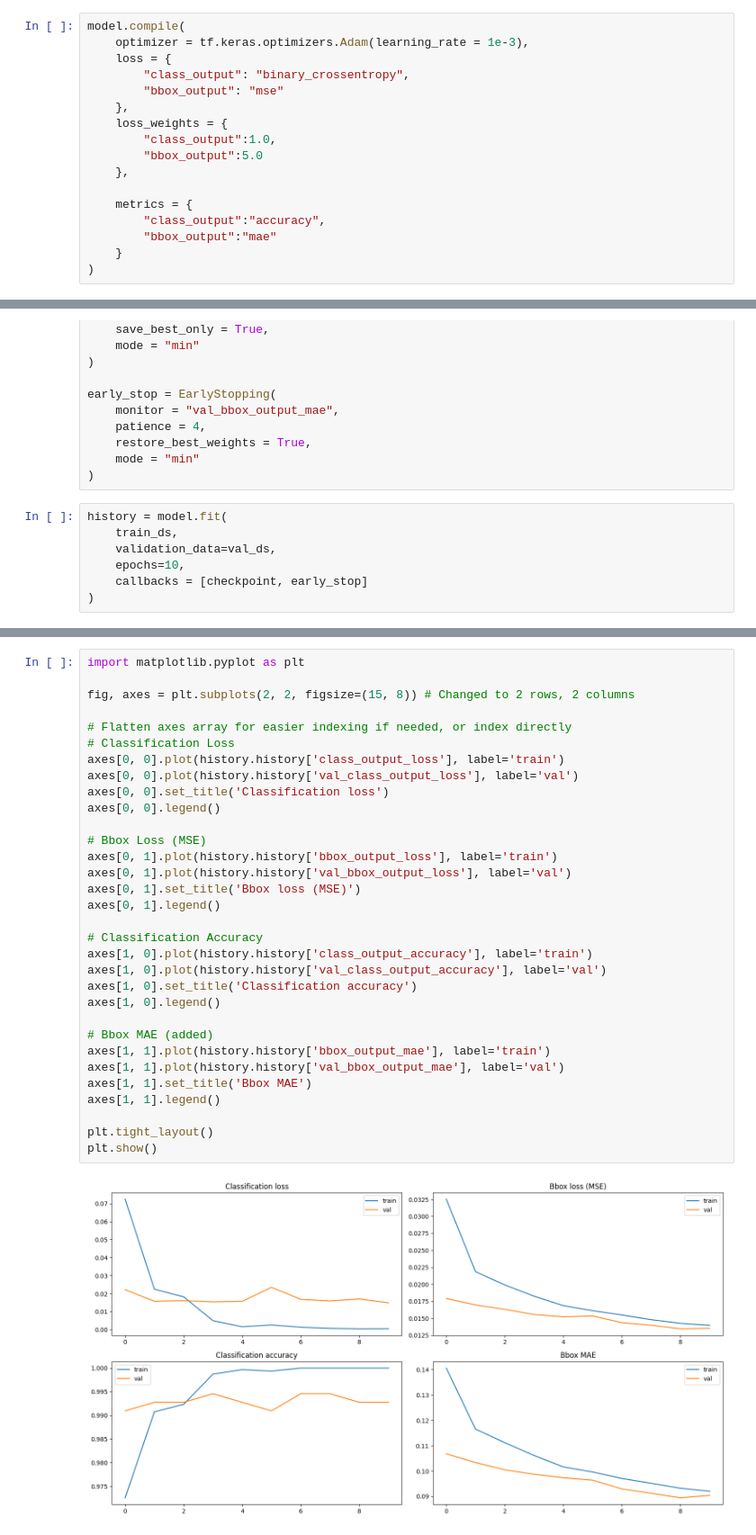
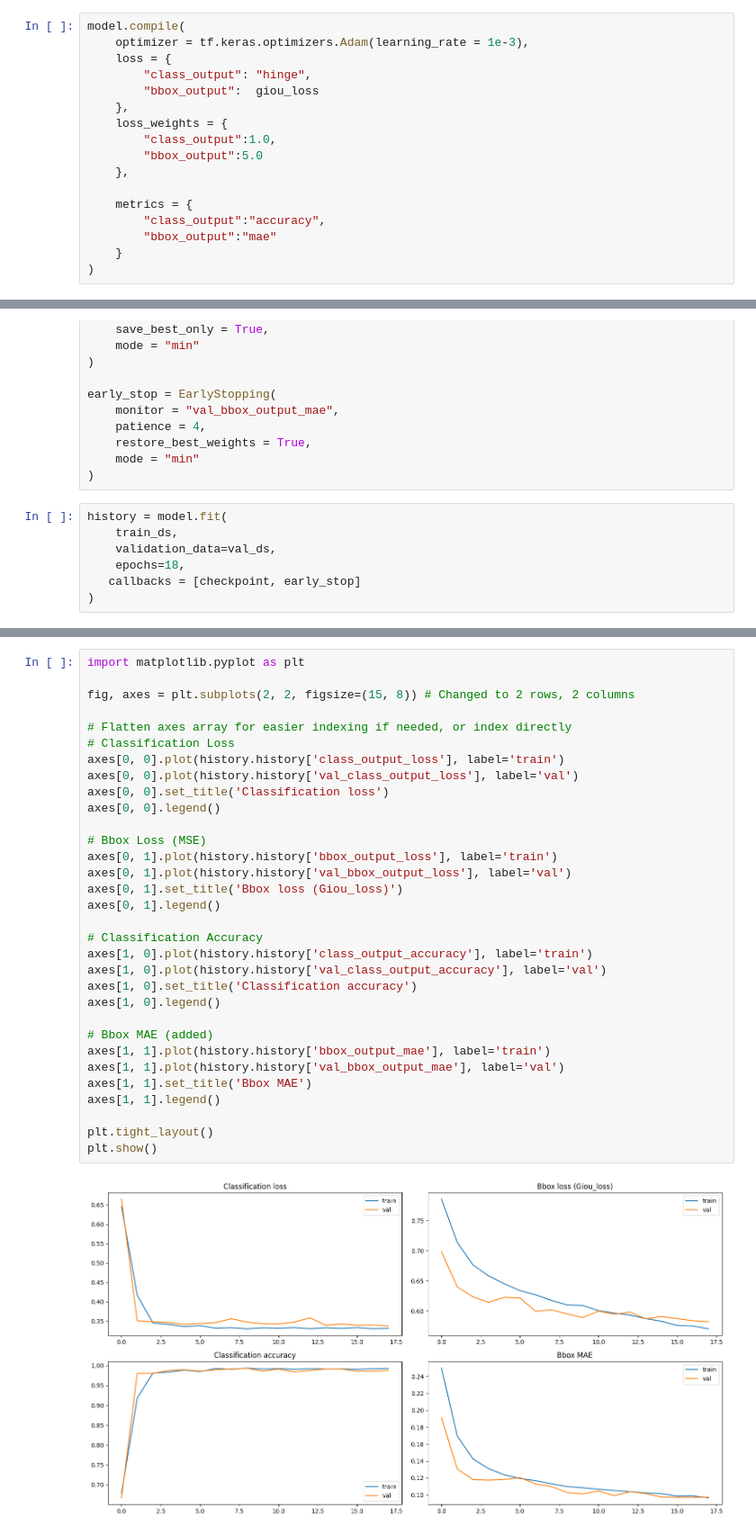
Before and after one commit to biswas-bit/Deep-learning, a Jupyter notebook: cat_vs_dog_bbox.ipynb, the cells around one changed output, grey strips where cells are left out. Shown at 90% size. Cells and saved outputs as stored; diff of their text form.

Commit message:
optimized bbox

```diff
--- a/cat_vs_dog_bbox.ipynb
+++ b/cat_vs_dog_bbox.ipynb
@@ -203,8 +238,8 @@ plot_model(model, show_layer_names=True, show_shapes=True, to_file='model.png')
 model.compile(
     optimizer = tf.keras.optimizers.Adam(learning_rate = 1e-3),
     loss = {
-        "class_output": "binary_crossentropy",
-        "bbox_output": "mse"
+        "class_output": "hinge",
+        "bbox_output":  giou_loss
     },
     loss_weights = {
         "class_output":1.0,
@@ -236,7 +271,7 @@ early_stop = EarlyStopping(
 history = model.fit(
     train_ds,
     validation_data=val_ds,
-    epochs=10,
-    callbacks = [checkpoint, early_stop]
+    epochs=18,
+   callbacks = [checkpoint, early_stop]
 )
 # %% [output]
@@ -265,33 +297,33 @@ import matplotlib.pyplot as plt
 
 fig, axes = plt.subplots(2, 2, figsize=(15, 8)) # Changed to 2 rows, 2 columns
 
 # Flatten axes array for easier indexing if needed, or index directly
 # Classification Loss
 axes[0, 0].plot(history.history['class_output_loss'], label='train')
 axes[0, 0].plot(history.history['val_class_output_loss'], label='val')
 axes[0, 0].set_title('Classification loss')
 axes[0, 0].legend()
 
 # Bbox Loss (MSE)
 axes[0, 1].plot(history.history['bbox_output_loss'], label='train')
 axes[0, 1].plot(history.history['val_bbox_output_loss'], label='val')
-axes[0, 1].set_title('Bbox loss (MSE)')
+axes[0, 1].set_title('Bbox loss (Giou_loss)')
 axes[0, 1].legend()
 
 # Classification Accuracy
 axes[1, 0].plot(history.history['class_output_accuracy'], label='train')
 axes[1, 0].plot(history.history['val_class_output_accuracy'], label='val')
 axes[1, 0].set_title('Classification accuracy')
 axes[1, 0].legend()
 
 # Bbox MAE (added)
 axes[1, 1].plot(history.history['bbox_output_mae'], label='train')
 axes[1, 1].plot(history.history['val_bbox_output_mae'], label='val')
 axes[1, 1].set_title('Bbox MAE')
 axes[1, 1].legend()
 
 plt.tight_layout()
 plt.show()
 # %% [output]
-[figure, old version]
+[figure, new version]
 # %%
```
Also changed, not shown: parts of 13 cells of this notebook.
